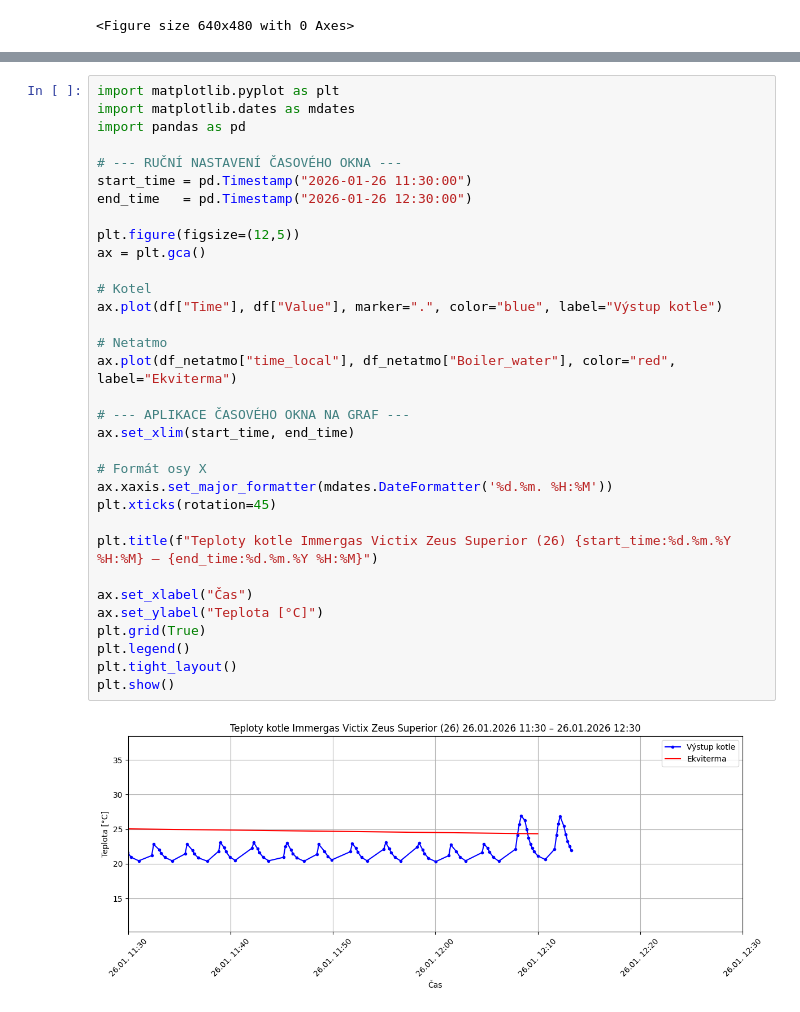
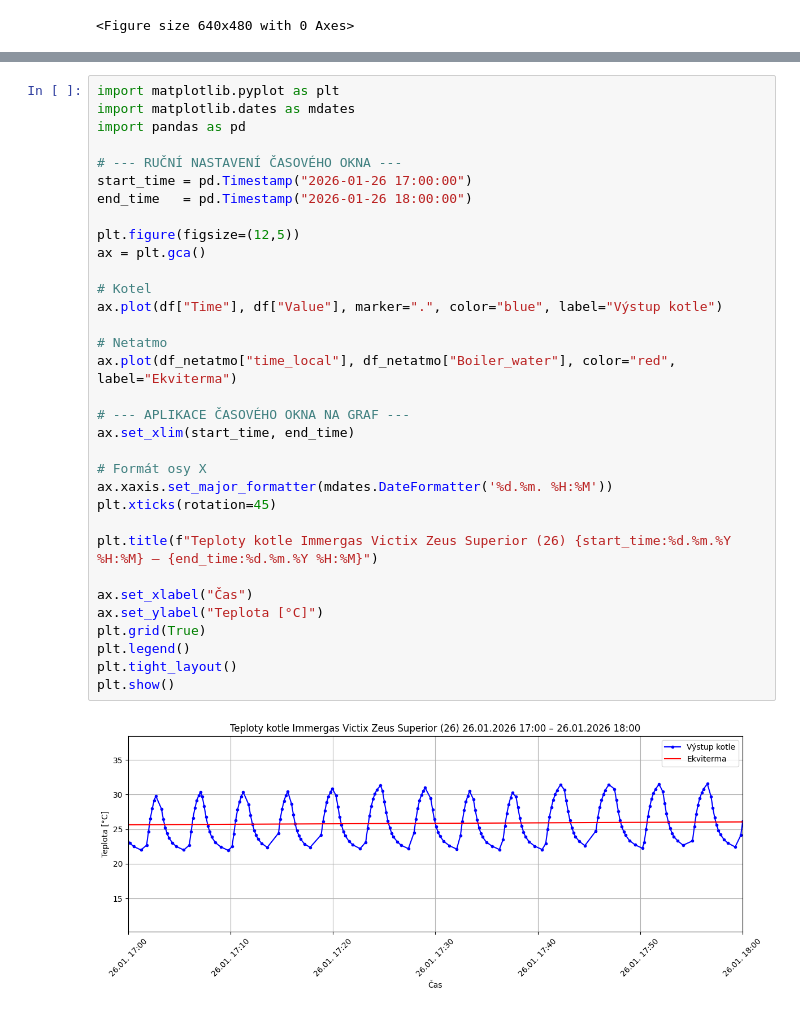
Before and after one commit to MarekCoderslab/Teploty_kotle, a Jupyter notebook: Teplota_kotle.ipynb, the cells around one changed output, grey strips where cells are left out. Cells and saved outputs as stored; diff of their text form.

```diff
--- a/Teplota_kotle.ipynb
+++ b/Teplota_kotle.ipynb
@@ -159,33 +159,33 @@ import matplotlib.pyplot as plt
 import matplotlib.dates as mdates
 import pandas as pd
 
 # --- RUČNÍ NASTAVENÍ ČASOVÉHO OKNA ---
-start_time = pd.Timestamp("2026-01-26 11:30:00")
-end_time   = pd.Timestamp("2026-01-26 12:30:00")
+start_time = pd.Timestamp("2026-01-26 17:00:00")
+end_time   = pd.Timestamp("2026-01-26 18:00:00")
 
 plt.figure(figsize=(12,5))
 ax = plt.gca()
 
 # Kotel
 ax.plot(df["Time"], df["Value"], marker=".", color="blue", label="Výstup kotle")
 
 # Netatmo
 ax.plot(df_netatmo["time_local"], df_netatmo["Boiler_water"], color="red", label="Ekviterma")
 
 # --- APLIKACE ČASOVÉHO OKNA NA GRAF ---
 ax.set_xlim(start_time, end_time)
 
 # Formát osy X
 ax.xaxis.set_major_formatter(mdates.DateFormatter('%d.%m. %H:%M'))
 plt.xticks(rotation=45)
 
 plt.title(f"Teploty kotle Immergas Victix Zeus Superior (26) {start_time:%d.%m.%Y %H:%M} – {end_time:%d.%m.%Y %H:%M}")
 
 ax.set_xlabel("Čas")
 ax.set_ylabel("Teplota [°C]")
 plt.grid(True)
 plt.legend()
 plt.tight_layout()
 plt.show()
 # %% [output]
-[figure, old version]
+[figure, new version]
```
Also changed, not shown: parts of 6 cells of this notebook, 3 other files.
